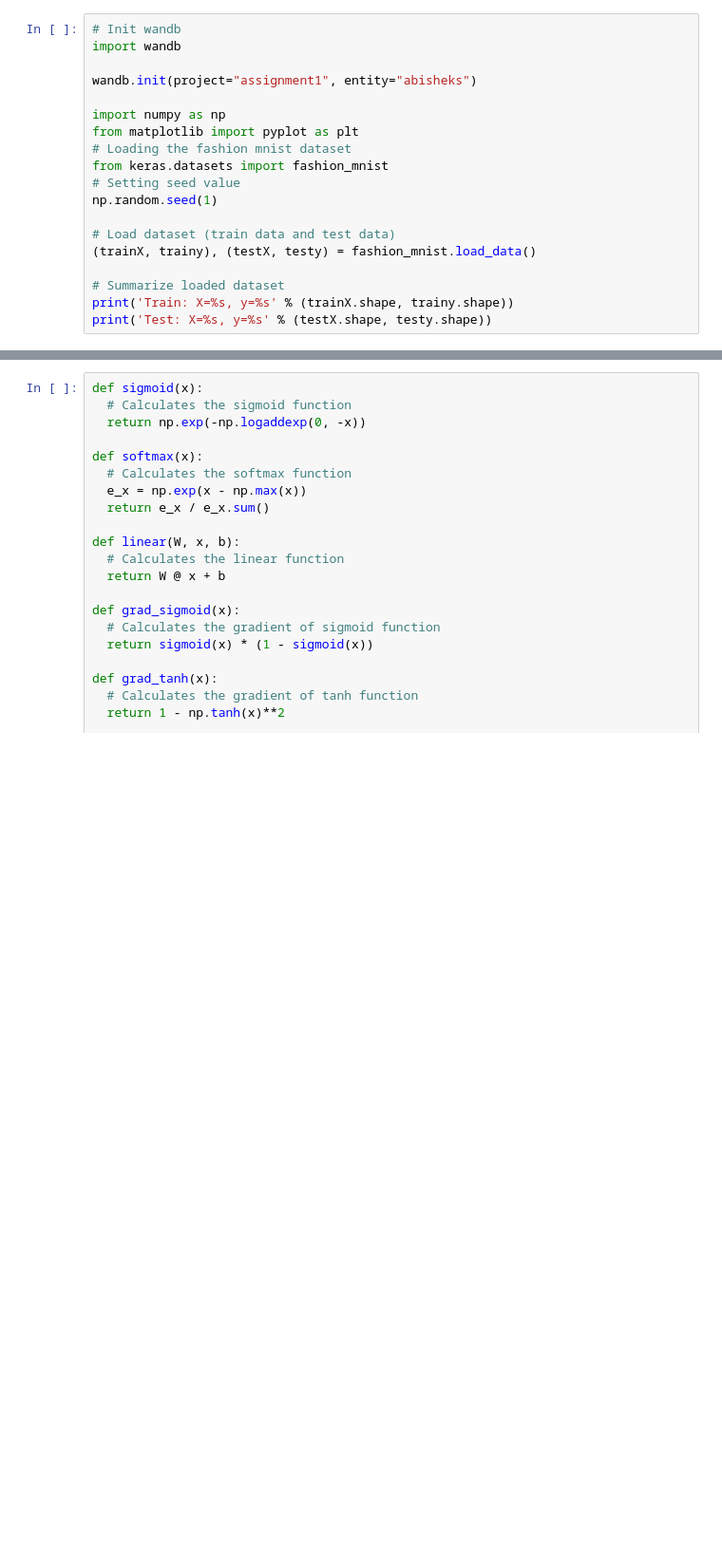
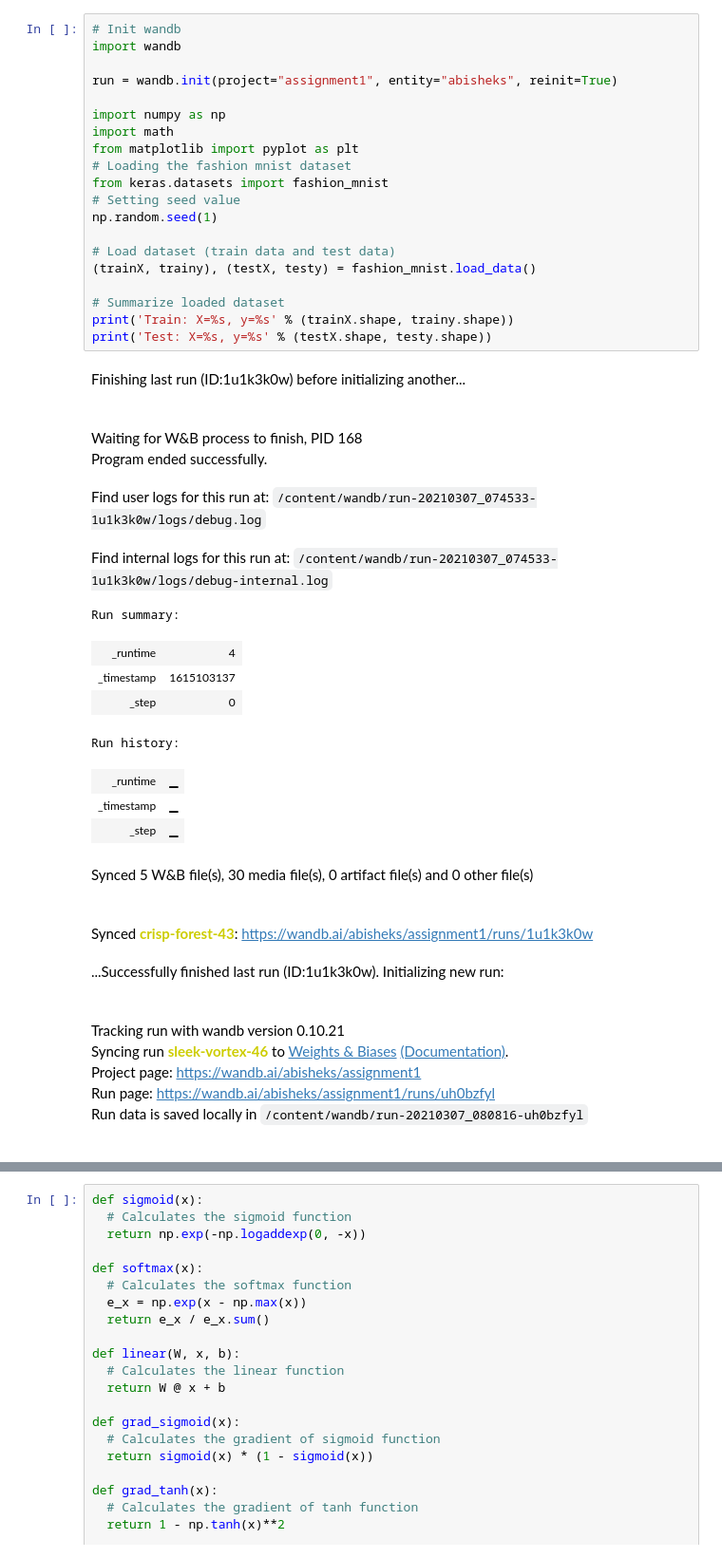
Before and after one commit to anish-sk/CS6910_Assignment1, a Jupyter notebook: src/Assignment1.ipynb, the cells around one changed output, grey strips where cells are left out. Shown at 95% size. Saved outputs shown, nothing was run; the diff lists cells and outputs as text; blank space fills up the shorter version.

```diff
--- a/src/Assignment1.ipynb
+++ b/src/Assignment1.ipynb
@@ -6,19 +24,42 @@
 # %%
 # Init wandb
 import wandb
 
-wandb.init(project="assignment1", entity="abisheks")
+run = wandb.init(project="assignment1", entity="abisheks", reinit=True)
 
 import numpy as np
+import math
 from matplotlib import pyplot as plt
 # Loading the fashion mnist dataset
 from keras.datasets import fashion_mnist
 # Setting seed value
 np.random.seed(1)
 
 # Load dataset (train data and test data)
 (trainX, trainy), (testX, testy) = fashion_mnist.load_data()
 
 # Summarize loaded dataset
 print('Train: X=%s, y=%s' % (trainX.shape, trainy.shape))
 print('Test: X=%s, y=%s' % (testX.shape, testy.shape))
+# %% [output]
+Finishing last run (ID:1u1k3k0w) before initializing another...
+Waiting for W&B process to finish, PID 168
+Program ended successfully.
+Find user logs for this run at: /content/wandb/run-20210307_074533-1u1k3k0w/logs/debug.log
+Find internal logs for this run at: /content/wandb/run-20210307_074533-1u1k3k0w/logs/debug-internal.log
+Run summary:
+| _runtime | 4 |
+| _timestamp | 1615103137 |
+| _step | 0 |
+Run history:
+| _runtime | ▁ |
+| _timestamp | ▁ |
+| _step | ▁ |
+Synced 5 W&B file(s), 30 media file(s), 0 artifact file(s) and 0 other file(s)
+Synced crisp-forest-43: https://wandb.ai/abisheks/assignment1/runs/1u1k3k0w
+...Successfully finished last run (ID:1u1k3k0w). Initializing new run:
+Tracking run with wandb version 0.10.21
+Syncing run sleek-vortex-46 to Weights & Biases (Documentation).
+Project page: https://wandb.ai/abisheks/assignment1
+Run page: https://wandb.ai/abisheks/assignment1/runs/uh0bzfyl
+Run data is saved locally in /content/wandb/run-20210307_080816-uh0bzfyl
```
Also changed, not shown: parts of 8 cells of this notebook.
